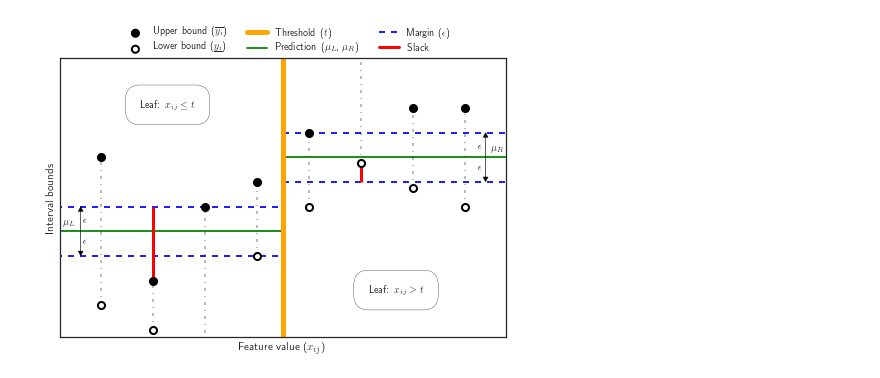
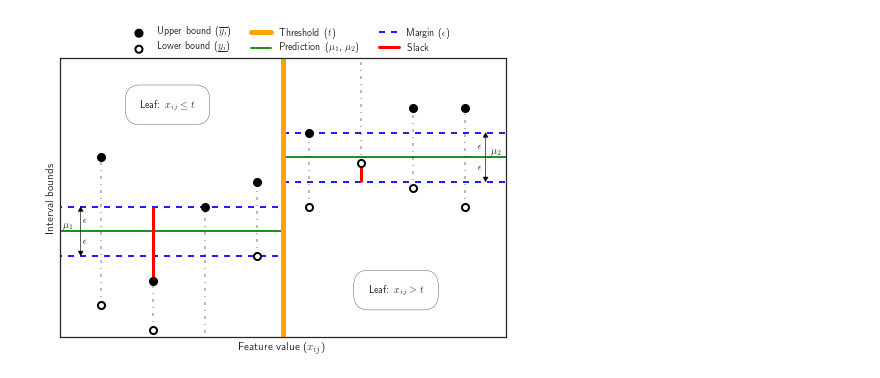
Before and after one commit to tdhock/mmit-paper, a Jupyter notebook: notebooks/intro_figures/figure_1_node_split_cost.ipynb, the cells around one changed output. Cells and saved outputs as stored; diff of their text form; code cells hidden in the pictures.

```diff
--- a/notebooks/intro_figures/figure_1_node_split_cost.ipynb
+++ b/notebooks/intro_figures/figure_1_node_split_cost.ipynb
@@ -42,8 +46,8 @@ def plot_separator(mu, epsilon, x_start, x_end, zorder, is_left_leaf):
     separator_color = "green"
     padding = 0.5
     if is_left_leaf:
-        plt.hlines(y=mu, xmin=x_start - 5 * padding, xmax=x_end + padding, color=separator_color, linestyle="-", zorder=zorder, label=r"Prediction ($\mu_L$, $\mu_R$)")
-        plt.text(x=x_start - padding * 1.5, y=mu + 0.2, s=r"$\mu_L$", zorder=zorder)
+        plt.hlines(y=mu, xmin=x_start - 5 * padding, xmax=x_end + padding, color=separator_color, linestyle="-", zorder=zorder, label=r"Prediction ($\mu_1$, $\mu_2$)")
+        plt.text(x=x_start - padding * 1.5, y=mu + 0.1, s=r"$\mu_1$", zorder=zorder)
                  #bbox=dict(facecolor='white', edgecolor='black', boxstyle='round'))
         plt.hlines(y=mu - epsilon, xmin=x_start - 5 * padding, xmax=x_end + padding, color=margin_color, linestyle="--", zorder=zorder, label=r"Margin ($\epsilon$)")
         plt.hlines(y=mu + epsilon, xmin=x_start - 5 * padding, xmax=x_end + padding, color=margin_color, linestyle="--", zorder=zorder)
@@ -53,7 +57,7 @@ def plot_separator(mu, epsilon, x_start, x_end, zorder, is_left_leaf):
         plt.text(x_start - padding * 0.7, mu - 0.5 * epsilon, s=r"$\epsilon$", zorder=zorder)
     else:
         plt.hlines(y=mu, xmin=x_start - padding, xmax=x_end + 5.0 * padding, color=separator_color, linestyle="-", zorder=zorder, label=r"Prediction ($\mu_L$, $\mu_R$)")
-        plt.text(x=x_end + padding * 1.0, y=mu + 0.2, s=r"$\mu_R$", zorder=zorder)
+        plt.text(x=x_end + padding * 1.0, y=mu + 0.1, s=r"$\mu_2$", zorder=zorder)
         plt.hlines(y=mu - epsilon, xmin=x_start - padding, xmax=x_end + 5.0 * padding, color=margin_color, linestyle="--", zorder=zorder, label=r"Margin ($\epsilon$)")
         plt.hlines(y=mu + epsilon, xmin=x_start - padding, xmax=x_end + 5.0 * padding, color=margin_color, linestyle="--", zorder=zorder)
         plt.arrow(x_end + padding * 0.8, mu, 0, epsilon - 0.2, head_width=0.1, head_length=0.2, fc='k', ec='k', zorder=zorder)
@@ -73,7 +77,7 @@ def make_legend():
     handles, labels = plt.gca().get_legend_handles_labels()
     filtered_legend = {l: h for h, l in zip(handles, labels)}
 
-    legend_keys = [r"Upper bound ($\overline{y_i}$)", r"Lower bound ($\underline{y_i}$)", r"Threshold ($t$)", r"Prediction ($\mu_L$, $\mu_R$)", r"Margin ($\epsilon$)", r"Slack"]
+    legend_keys = [r"Upper bound ($\overline{y_i}$)", r"Lower bound ($\underline{y_i}$)", r"Threshold ($t$)", r"Prediction ($\mu_1$, $\mu_2$)", r"Margin ($\epsilon$)", r"Slack"]
     plt.legend([filtered_legend[k] for k in legend_keys], legend_keys, ncol=3,
                bbox_to_anchor=(0.82, 1.01), bbox_transform=plt.gcf().transFigure, prop=font_properties)
 
@@ -90,32 +94,32 @@ if __name__ == "__main__":
     split_threshold = 4.5
 
     # Figure appearance
     zorder = {"points": 3,
               "separator": 1,
               "slack": 2,
               "split": 1}  # Order of parts on the z axis
     sns.set_style("white")
     plt.gcf().set_size_inches(8, 5)
     plt.xlim([0.2, 8.8])
     plt.ylim(-4.3, 7)
     plt.xlabel(r"Feature value ($x_{ij}$)")
     plt.ylabel(r"Interval bounds")
     plt.setp(plt.gca().get_xticklabels(), visible=False)
     plt.setp(plt.gca().get_yticklabels(), visible=False)
 
     # Plot separator and margin
     plot_separator(mu_1, epsilon, 1, 4, zorder["separator"], True)
     plot_separator(mu_2, epsilon, 5, 8, zorder["separator"], False)
     plot_split(split_threshold, zorder["split"])
 
     # Plot leaf intervals
     plot_leaf_intervals(x[:4], y[:4], mu_1)
     plot_leaf_intervals(x[4:], y[4:], mu_2)
 
     # Plot the legend
     make_legend()
 
     # Save to file
-    plt.savefig("split_leaf_cost.pdf")
+    plt.savefig("split_leaf_cost.pdf", bbox_inches="tight")
 # %% [output]
-[figure, old version]
+[figure, new version]
```
Also changed, not shown: parts of 3 cells of this notebook.
